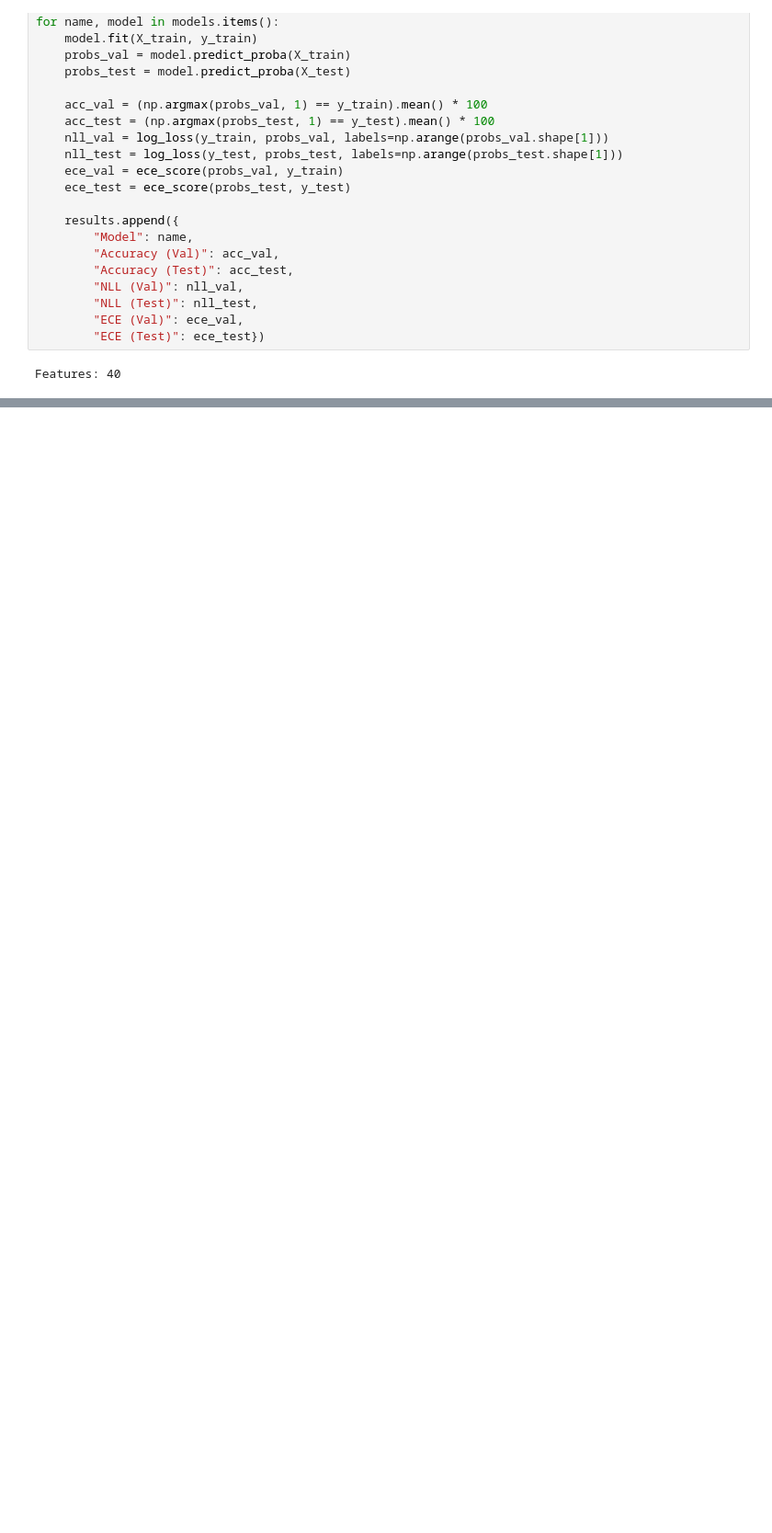
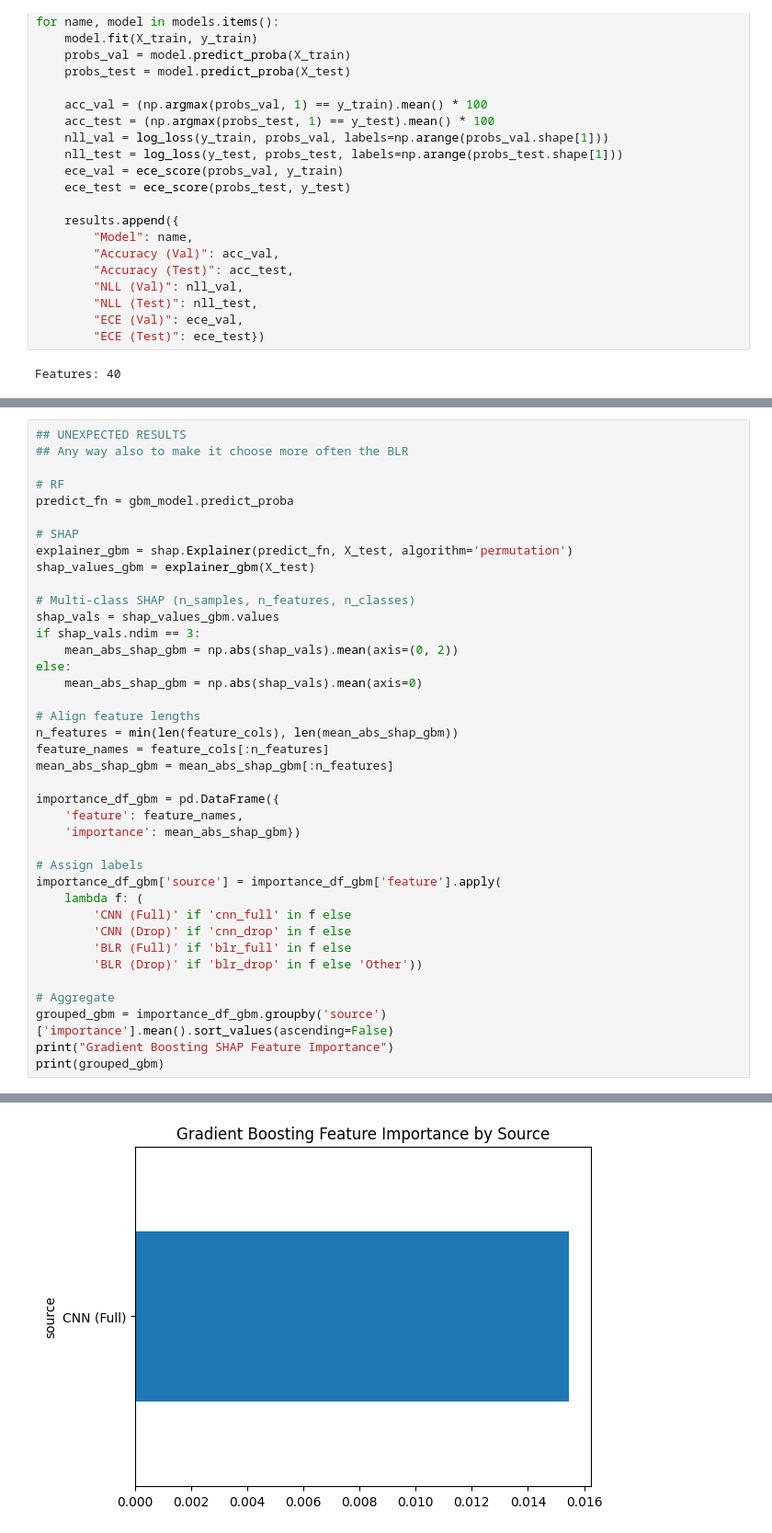
Before and after one commit to sssabere/Project_in_DataScience_Bayesian_DeepNeuralNetwork, a Jupyter notebook: Combine_CNN_BLR.ipynb, the cells around one changed output, grey strips where cells are left out. Shown at 92% size. Saved outputs shown, nothing was run; the diff lists cells and outputs as text; blank space fills up the shorter version.

```diff
--- a/Combine_CNN_BLR.ipynb
+++ b/Combine_CNN_BLR.ipynb
@@ -510,0 +745,40 @@ display(results_df.style.format({
+# %%
+## UNEXPECTED RESULTS
+## Any way also to make it choose more often the BLR
+
+# RF
+predict_fn = gbm_model.predict_proba
+
+# SHAP
+explainer_gbm = shap.Explainer(predict_fn, X_test, algorithm='permutation')
+shap_values_gbm = explainer_gbm(X_test)
+
+# Multi-class SHAP (n_samples, n_features, n_classes)
+shap_vals = shap_values_gbm.values
+if shap_vals.ndim == 3:
+    mean_abs_shap_gbm = np.abs(shap_vals).mean(axis=(0, 2))
+else:
+    mean_abs_shap_gbm = np.abs(shap_vals).mean(axis=0)
+
+# Align feature lengths
+n_features = min(len(feature_cols), len(mean_abs_shap_gbm))
+feature_names = feature_cols[:n_features]
+mean_abs_shap_gbm = mean_abs_shap_gbm[:n_features]
+
+importance_df_gbm = pd.DataFrame({
+    'feature': feature_names,
+    'importance': mean_abs_shap_gbm})
+
+# Assign labels
+importance_df_gbm['source'] = importance_df_gbm['feature'].apply(
+    lambda f: (
+        'CNN (Full)' if 'cnn_full' in f else
+        'CNN (Drop)' if 'cnn_drop' in f else
+        'BLR (Full)' if 'blr_full' in f else
+        'BLR (Drop)' if 'blr_drop' in f else 'Other'))
+
+# Aggregate
+grouped_gbm = importance_df_gbm.groupby('source')['importance'].mean().sort_values(ascending=False)
+print("Gradient Boosting SHAP Feature Importance")
+print(grouped_gbm)
+# %% [output]
@@ -511,3 +790,4 @@ display(results_df.style.format({
+[figure, added]
 # %% [markdown]
 ### Meta-Learner (Full & Dropout Images Predictions)
 
```
Also changed, not shown: parts of 28 cells of this notebook.
